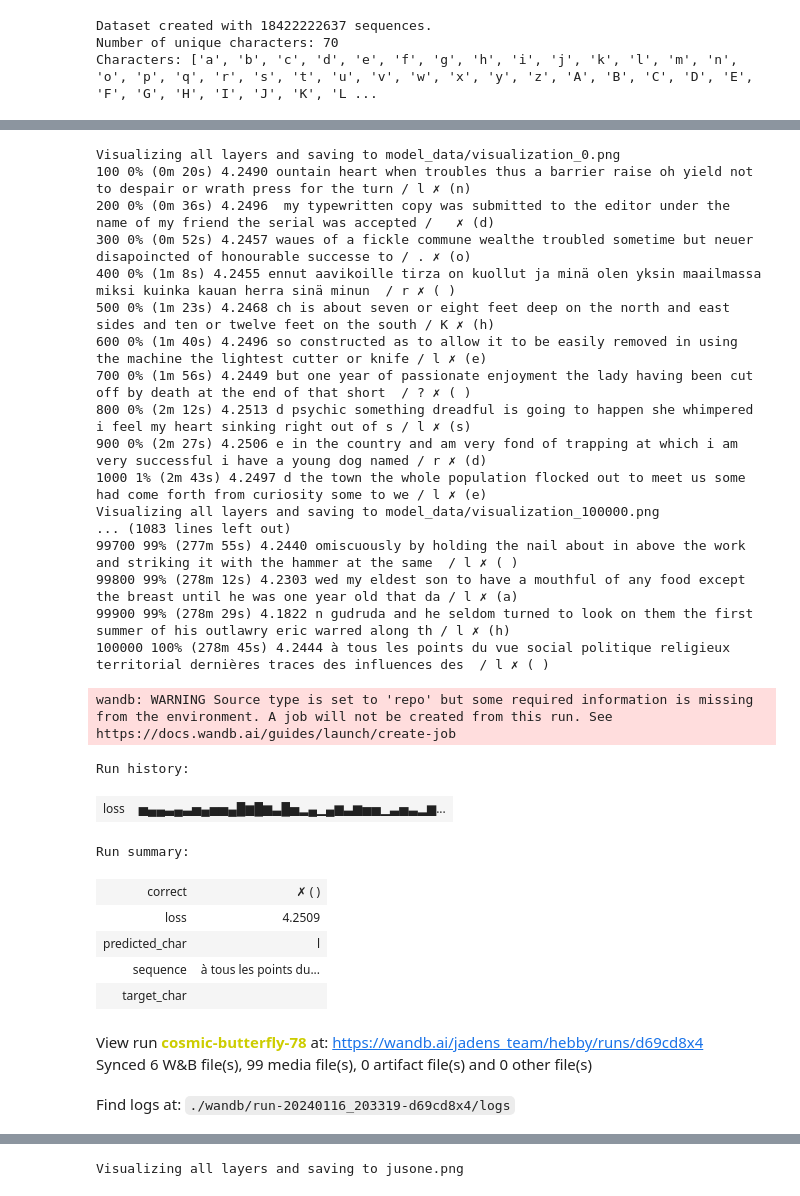
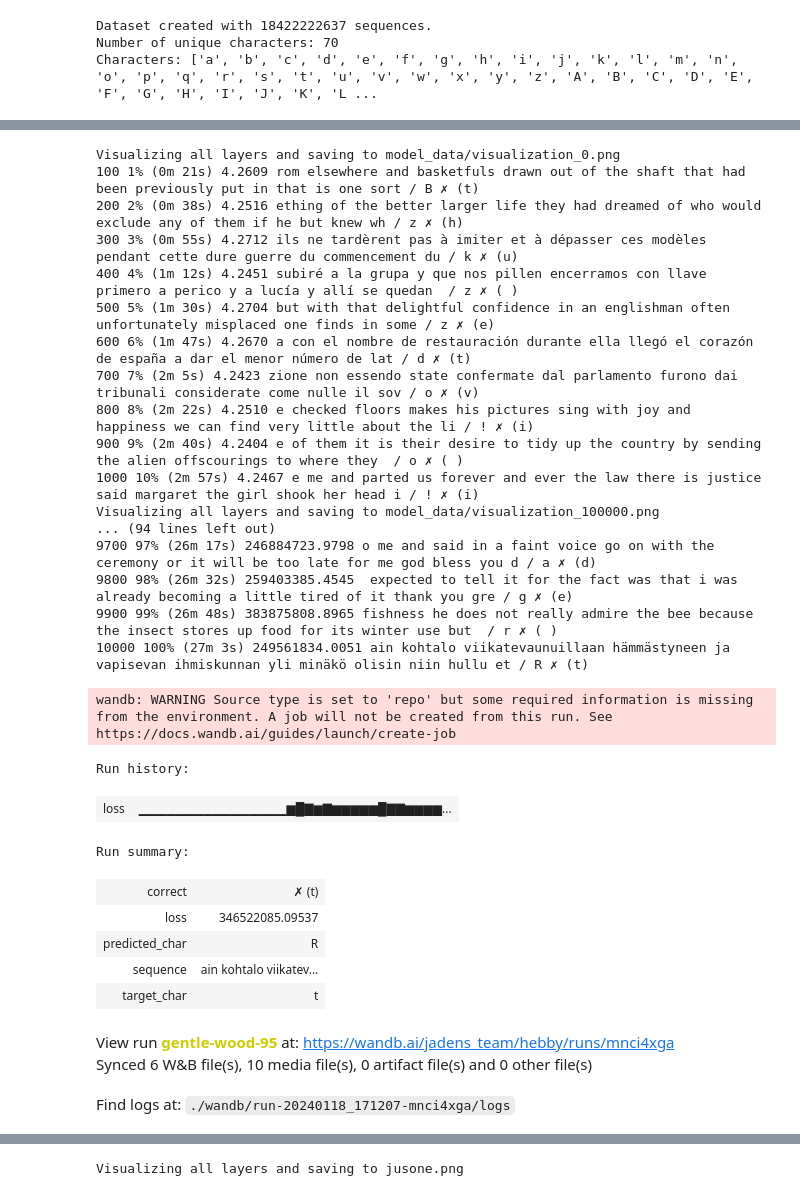
Before and after one commit to jaded0/memory_encoding, a Jupyter notebook: hebby.ipynb, the cells around one changed output, grey strips where cells are left out. Saved outputs shown, nothing was run; the diff lists cells and outputs as text; code cells hidden in the pictures.

```diff
--- a/hebby.ipynb
+++ b/hebby.ipynb
@@ -63,11 +63,12 @@ randomTrainingExample()
 # %%
-learning_rate = 0.0005 # If you set this too high, it might explode. If too low, it might not learn
-imprint_rate = 0.0001
+learning_rate = 0.005 # If you set this too high, it might explode. If too low, it might not learn
+imprint_rate = 0.00
 last_n_rewards = [0]
 last_n_reward_avg = 0
 n_rewards = 100
-stochasticity = 0.00001
+stochasticity = 0.0001
 save_frequency = 100000  # Save data every 10k characters
+rnn.train()
 
 def train(line_tensor):
     global training_instance
@@ -88,7 +89,7 @@ def train(line_tensor):
 
         # Convert loss to a reward signal
         # reward = 1 / (1 + loss.item())  # Example conversion, assuming loss is non-negative
-        reward = -loss.item()  # Example conversion, assuming loss is non-negative
+        reward = -loss.item()
         # print(reward)
 
         # update last_n_rewards
@@ -147,7 +148,7 @@ View run at https://wandb.ai/jadens_team/hebby/runs/d69cd8x4
 import time
 import math
 
-n_iters = 100000
+n_iters = 10000
 print_every = 100
 plot_every = 50
 
@@ -182,57 +183,57 @@ for iter in range(1, n_iters + 1):
     if iter % print_every == 0:
         # Use the output to generate a character prediction
         topv, topi = output.topk(1, dim=1)  # Change dim to 1
         predicted_char = text_dataset.idx_to_char[topi[0, 0].item()]
         target_char = sequence[-1]
         correct = '✓' if predicted_char == target_char else '✗ (%s)' % target_char
         print('%d %d%% (%s) %.4f %s / %s %s' % (iter, iter / n_iters * 100, timeSince(start), loss, sequence, predicted_char, correct))
         wandb.log({"correct": correct, "predicted_char": predicted_char, "target_char": target_char, "sequence": sequence})
         # row = [correct, predicted_char, target_char, ''.join(sequence)]
         # table.add_data(*row)
         # wandb.log({"predictions": table}, commit=False)
 
         # also print some weights:
         # print("i2h weights:", rnn.i2h.weight)
         # print("i2o weights:", rnn.i2o.weight)
 
     # Add current loss avg to list of losses source /home/deck/miniconda3/bin/activate /home/deck/Documents/memory_encoding/hebby
     if iter % plot_every == 0:
         wandb.log({"loss": current_loss / plot_every})
         all_losses.append(current_loss / plot_every)
         current_loss = 0
 
 # [optional] finish the wandb run, necessary in notebooks
 wandb.finish()
 # %% [output]
 Visualizing all layers and saving to model_data/visualization_0.png
-100 0% (0m 20s) 4.2490 ountain heart when troubles thus a barrier raise oh yield not to despair or wrath press for the turn / l ✗ (n)
-200 0% (0m 36s) 4.2496  my typewritten copy was submitted to the editor under the name of my friend the serial was accepted /   ✗ (d)
-300 0% (0m 52s) 4.2457 waues of a fickle commune wealthe troubled sometime but neuer disapoincted of honourable successe to / . ✗ (o)
-400 0% (1m 8s) 4.2455 ennut aavikoille tirza on kuollut ja minä olen yksin maailmassa miksi kuinka kauan herra sinä minun  / r ✗ ( )
-500 0% (1m 23s) 4.2468 ch is about seven or eight feet deep on the north and east sides and ten or twelve feet on the south / K ✗ (h)
-600 0% (1m 40s) 4.2496 so constructed as to allow it to be easily removed in using the machine the lightest cutter or knife / l ✗ (e)
-700 0% (1m 56s) 4.2449 but one year of passionate enjoyment the lady having been cut off by death at the end of that short  / ? ✗ ( )
-800 0% (2m 12s) 4.2513 d psychic something dreadful is going to happen she whimpered i feel my heart sinking right out of s / l ✗ (s)
-900 0% (2m 27s) 4.2506 e in the country and am very fond of trapping at which i am very successful i have a young dog named / r ✗ (d)
-1000 1% (2m 43s) 4.2497 d the town the whole population flocked out to meet us some had come forth from curiosity some to we / l ✗ (e)
+100 1% (0m 21s) 4.2609 rom elsewhere and basketfuls drawn out of the shaft that had been previously put in that is one sort / B ✗ (t)
+200 2% (0m 38s) 4.2516 ething of the better larger life they had dreamed of who would exclude any of them if he but knew wh / z ✗ (h)
+300 3% (0m 55s) 4.2712 ils ne tardèrent pas à imiter et à dépasser ces modèles pendant cette dure guerre du commencement du / k ✗ (u)
+400 4% (1m 12s) 4.2451 subiré a la grupa y que nos pillen encerramos con llave primero a perico y a lucía y allí se quedan  / z ✗ ( )
+500 5% (1m 30s) 4.2704 but with that delightful confidence in an englishman often unfortunately misplaced one finds in some / z ✗ (e)
+600 6% (1m 47s) 4.2670 a con el nombre de restauración durante ella llegó el corazón de españa a dar el menor número de lat / d ✗ (t)
+700 7% (2m 5s) 4.2423 zione non essendo state confermate dal parlamento furono dai tribunali considerate come nulle il sov / o ✗ (v)
+800 8% (2m 22s) 4.2510 e checked floors makes his pictures sing with joy and happiness we can find very little about the li / ! ✗ (i)
+900 9% (2m 40s) 4.2404 e of them it is their desire to tidy up the country by sending the alien offscourings to where they  / o ✗ ( )
+1000 10% (2m 57s) 4.2467 e me and parted us forever and ever the law there is justice said margaret the girl shook her head i / ! ✗ (i)
 Visualizing all layers and saving to model_data/visualization_100000.png
-... (1083 lines left out)
-99700 99% (277m 55s) 4.2440 omiscuously by holding the nail about in above the work and striking it with the hammer at the same  / l ✗ ( )
-99800 99% (278m 12s) 4.2303 wed my eldest son to have a mouthful of any food except the breast until he was one year old that da / l ✗ (a)
-99900 99% (278m 29s) 4.1822 n gudruda and he seldom turned to look on them the first summer of his outlawry eric warred along th / l ✗ (h)
-100000 100% (278m 45s) 4.2444 à tous les points du vue social politique religieux territorial dernières traces des influences des  / l ✗ ( )
+... (94 lines left out)
+9700 97% (26m 17s) 246884723.9798 o me and said in a faint voice go on with the ceremony or it will be too late for me god bless you d / a ✗ (d)
+9800 98% (26m 32s) 259403385.4545  expected to tell it for the fact was that i was already becoming a little tired of it thank you gre / g ✗ (e)
+9900 99% (26m 48s) 383875808.8965 fishness he does not really admire the bee because the insect stores up food for its winter use but  / r ✗ ( )
+10000 100% (27m 3s) 249561834.0051 ain kohtalo viikatevaunuillaan hämmästyneen ja vapisevan ihmiskunnan yli minäkö olisin niin hullu et / R ✗ (t)
 wandb: WARNING Source type is set to 'repo' but some required information is missing from the environment. A job will not be created from this run. See https://docs.wandb.ai/guides/launch/create-job
 Run history:
-| loss | ▅▄▄▃▄▃▅▄▅▅▄█▆█▆▃█▅▂▄▁▄▆▃▆▅▅▁▃▅▃▂▆... |
+| loss | ▁▁▁▁▁▁▁▁▁▁▁▁▁▁▁▁▆█▇▆▇▆▆▆▆▆█▇▇▆▆▆▆... |
 Run summary:
-| correct | ✗ ( ) |
-| loss | 4.2509 |
-| predicted_char | l |
-| sequence | à tous les points du... |
-| target_char |  |
+| correct | ✗ (t) |
+| loss | 346522085.09537 |
+| predicted_char | R |
+| sequence | ain kohtalo viikatev... |
+| target_char | t |
-View run cosmic-butterfly-78 at: https://wandb.ai/jadens_team/hebby/runs/d69cd8x4
-Synced 6 W&B file(s), 99 media file(s), 0 artifact file(s) and 0 other file(s)
+View run gentle-wood-95 at: https://wandb.ai/jadens_team/hebby/runs/mnci4xga
+Synced 6 W&B file(s), 10 media file(s), 0 artifact file(s) and 0 other file(s)
-Find logs at: ./wandb/run-20240116_203319-d69cd8x4/logs
+Find logs at: ./wandb/run-20240118_171207-mnci4xga/logs
 # %%
 import matplotlib.pyplot as plt
 
```
Also changed, not shown: parts of 5 cells of this notebook, 2 other files.
